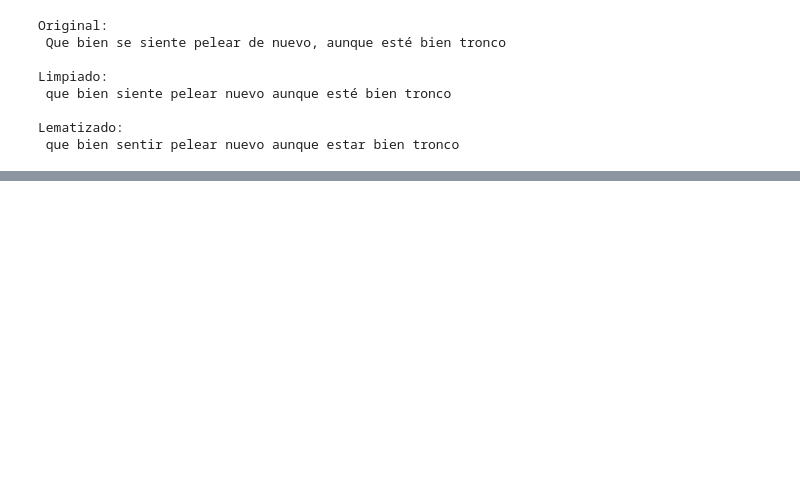
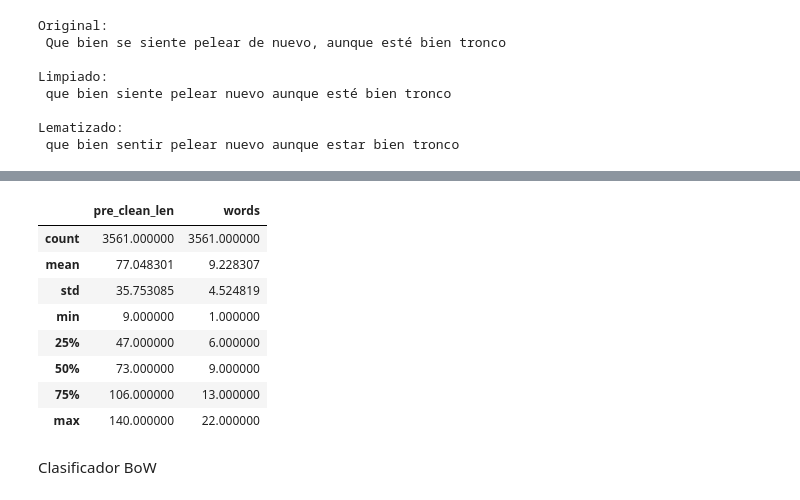
Before and after one commit to AlvaroUriel/idal_ia3, a Jupyter notebook: TareaNLP_1.ipynb, the cells around one changed output, grey strips where cells are left out. Saved outputs shown, nothing was run; the diff lists cells and outputs as text; code cells hidden in the pictures; blank space fills up the shorter version.

```diff
--- a/TareaNLP_1.ipynb
+++ b/TareaNLP_1.ipynb
@@ -192,0 +196,14 @@ df_train.head()
+# %%
+df_train.describe()
+# %% [output]
+|  | pre_clean_len | words |
+| count | 3561.000000 | 3561.000000 |
+| mean | 77.048301 | 9.228307 |
+| std | 35.753085 | 4.524819 |
+| min | 9.000000 | 1.000000 |
+| 25% | 47.000000 | 6.000000 |
+| 50% | 73.000000 | 9.000000 |
+| 75% | 106.000000 | 13.000000 |
+| max | 140.000000 | 22.000000 |
+# %% [markdown]
+Clasificador BoW
```
Also changed, not shown: parts of 29 cells of this notebook.
